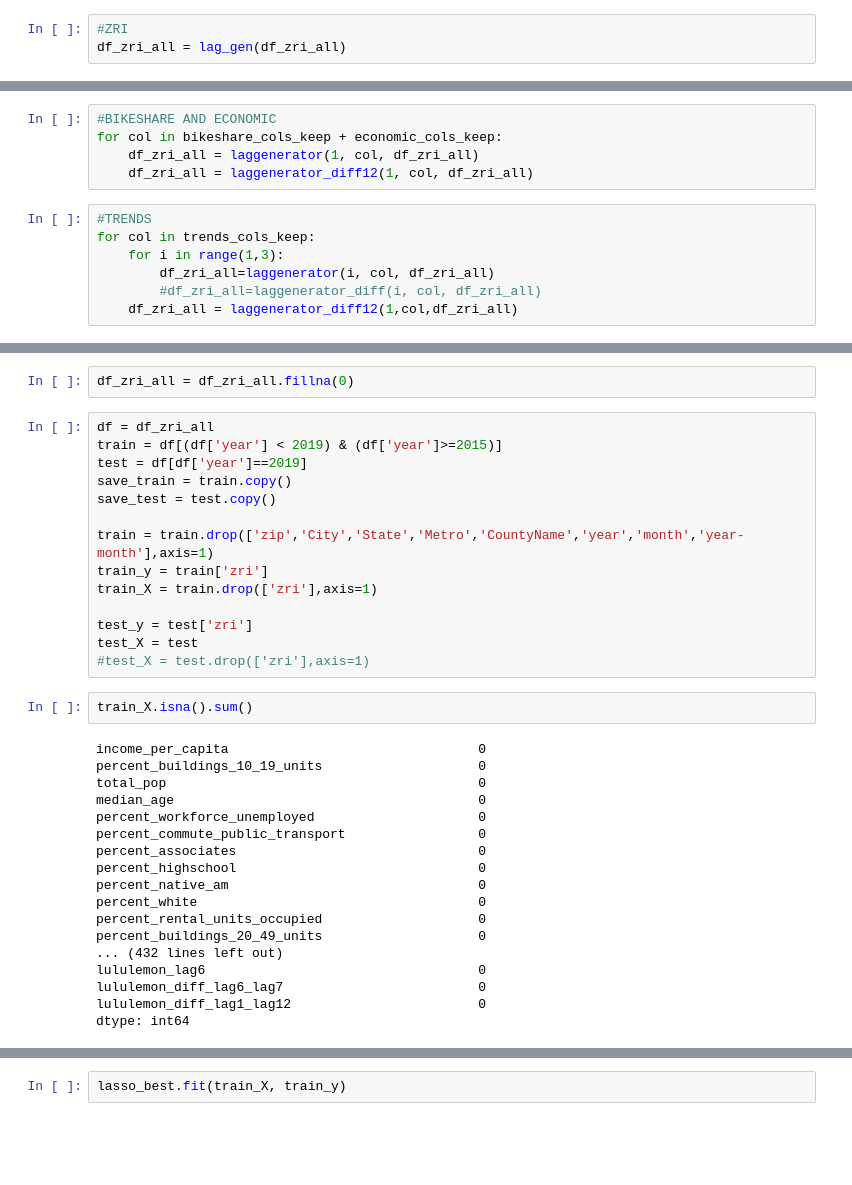
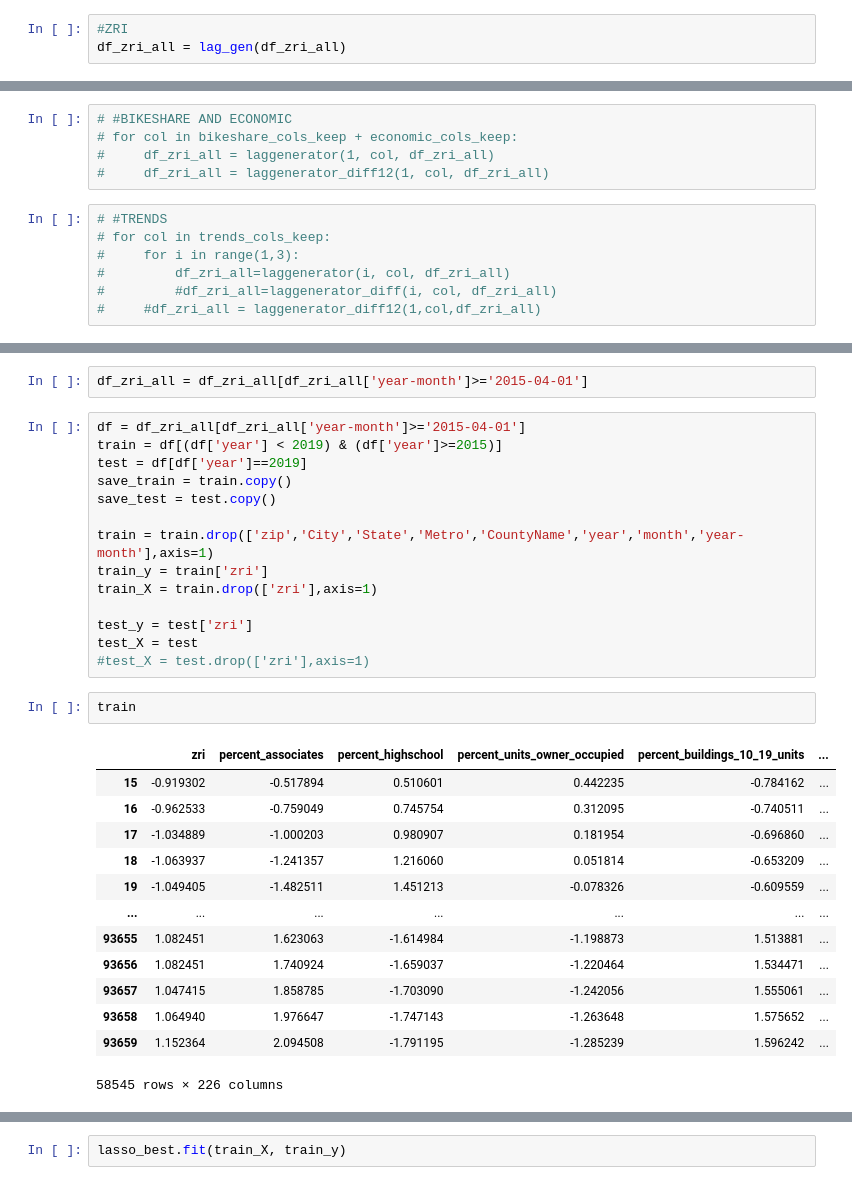
Before and after one commit to Kneck12/zillow-price-index-pred, a Jupyter notebook: Niki/Final Lasso v1.ipynb, the cells around one changed output, grey strips where cells are left out. Drawn from its saved outputs; the diff is of its cells as text; blank space fills up the shorter version.

```diff
--- a/Niki/Final Lasso v1.ipynb
+++ b/Niki/Final Lasso v1.ipynb
@@ -708,15 +723,15 @@ for col in trends_cols_keep:
 # %%
-#BIKESHARE AND ECONOMIC
-for col in bikeshare_cols_keep + economic_cols_keep:
-    df_zri_all = laggenerator(1, col, df_zri_all)
-    df_zri_all = laggenerator_diff12(1, col, df_zri_all)
+# #BIKESHARE AND ECONOMIC
+# for col in bikeshare_cols_keep + economic_cols_keep:
+#     df_zri_all = laggenerator(1, col, df_zri_all)
+#     df_zri_all = laggenerator_diff12(1, col, df_zri_all)
 # %%
-#TRENDS
-for col in trends_cols_keep:
-    for i in range(1,3):
-        df_zri_all=laggenerator(i, col, df_zri_all)
-        #df_zri_all=laggenerator_diff(i, col, df_zri_all)
-    df_zri_all = laggenerator_diff12(1,col,df_zri_all)
+# #TRENDS
+# for col in trends_cols_keep:
+#     for i in range(1,3):
+#         df_zri_all=laggenerator(i, col, df_zri_all)
+#         #df_zri_all=laggenerator_diff(i, col, df_zri_all)
+#     #df_zri_all = laggenerator_diff12(1,col,df_zri_all)
 # %%
 df_zri_all
 # %% [output]
@@ -736,7 +751,7 @@ df_zri_all
 # %%
-df_zri_all = df_zri_all.fillna(0)
+df_zri_all = df_zri_all[df_zri_all['year-month']>='2015-04-01']
 # %%
-df = df_zri_all
+df = df_zri_all[df_zri_all['year-month']>='2015-04-01']
 train = df[(df['year'] < 2019) & (df['year']>=2015)]
 test = df[df['year']==2019]
 save_train = train.copy()
@@ -749,25 +764,21 @@ train_X = train.drop(['zri'],axis=1)
 test_y = test['zri']
 test_X = test
 #test_X = test.drop(['zri'],axis=1)
-# %%
-train_X.isna().sum()
-# %% [output]
-income_per_capita                                0
-percent_buildings_10_19_units                    0
-total_pop                                        0
-median_age                                       0
-percent_workforce_unemployed                     0
-percent_commute_public_transport                 0
-percent_associates                               0
-percent_highschool                               0
-percent_native_am                                0
-percent_white                                    0
-percent_rental_units_occupied                    0
-percent_buildings_20_49_units                    0
-... (432 lines left out)
-lululemon_lag6                                   0
-lululemon_diff_lag6_lag7                         0
-lululemon_diff_lag1_lag12                        0
-dtype: int64
+# %%
+train
+# %% [output]
+|  | zri | percent_associates | percent_highschool | percent_units_owner_occupied | percent_buildings_10_19_units | ... |
+| 15 | -0.919302 | -0.517894 | 0.510601 | 0.442235 | -0.784162 | ... |
+| 16 | -0.962533 | -0.759049 | 0.745754 | 0.312095 | -0.740511 | ... |
+| 17 | -1.034889 | -1.000203 | 0.980907 | 0.181954 | -0.696860 | ... |
+| 18 | -1.063937 | -1.241357 | 1.216060 | 0.051814 | -0.653209 | ... |
+| 19 | -1.049405 | -1.482511 | 1.451213 | -0.078326 | -0.609559 | ... |
+| ... | ... | ... | ... | ... | ... | ... |
+| 93655 | 1.082451 | 1.623063 | -1.614984 | -1.198873 | 1.513881 | ... |
+| 93656 | 1.082451 | 1.740924 | -1.659037 | -1.220464 | 1.534471 | ... |
+| 93657 | 1.047415 | 1.858785 | -1.703090 | -1.242056 | 1.555061 | ... |
+| 93658 | 1.064940 | 1.976647 | -1.747143 | -1.263648 | 1.575652 | ... |
+| 93659 | 1.152364 | 2.094508 | -1.791195 | -1.285239 | 1.596242 | ... |
+58545 rows × 226 columns
 # %%
 #Lasso Grid Search
```
Also changed, not shown: parts of 17 cells of this notebook, 8 other files.
